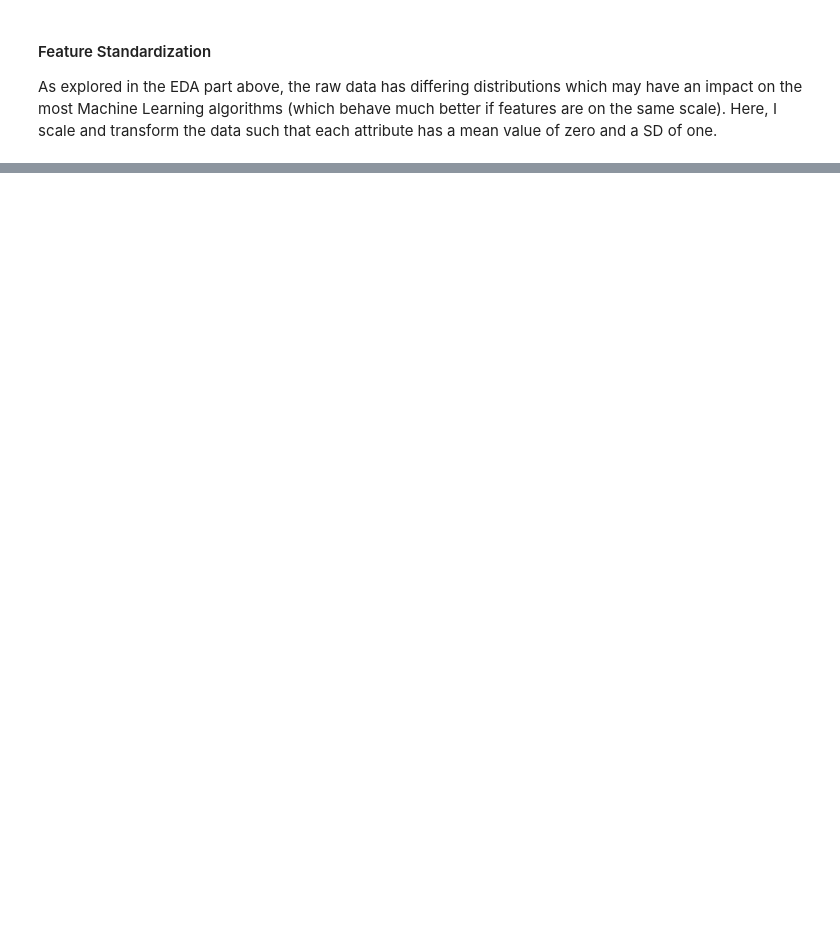
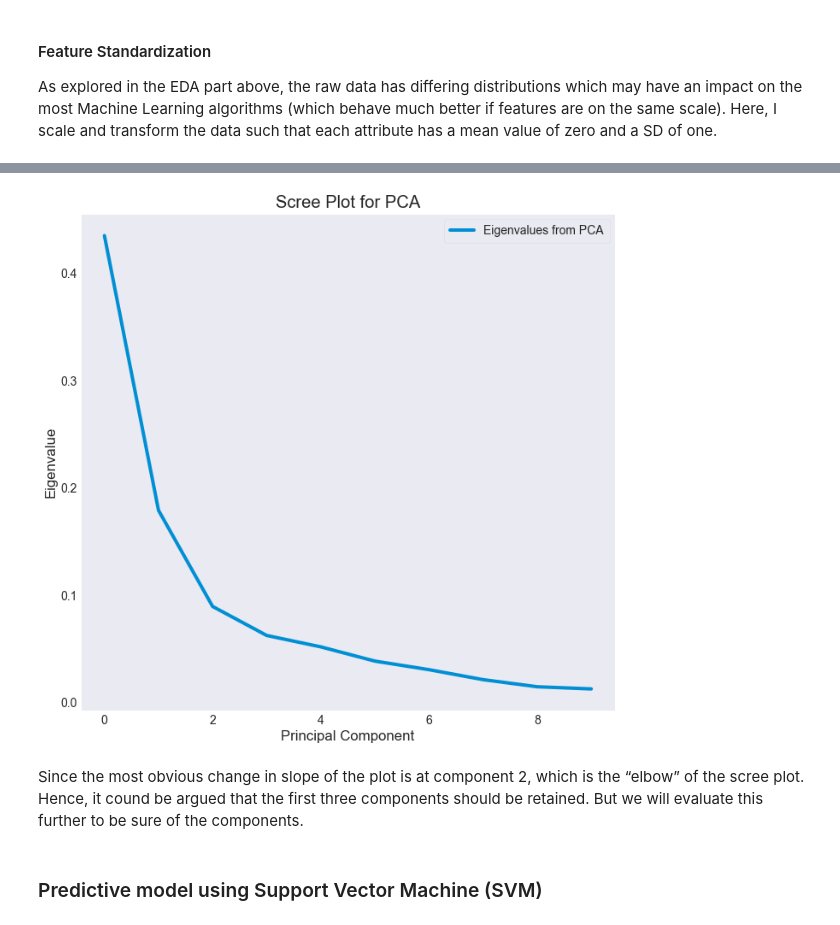
Before and after one commit to shubhramahey/Breast-Cancer-Analysis, a Jupyter notebook: Breast Cancer Analysis.ipynb, the cells around one changed output, grey strips where cells are left out. Cells and saved outputs as stored; diff of their text form; code cells hidden in the pictures; blank space fills up the shorter version.

Commit message:
PCA and SVM updated
## code still running, usually takes hours to produce output for prediction. Will update the output as as I get the results for that part.

```diff
--- a/Breast Cancer Analysis.ipynb
+++ b/Breast Cancer Analysis.ipynb
@@ -353,0 +456,18 @@ ValueError: could not convert string to float: 'M'
+# %%
+#deciding on how many pca components to retain
+
+plt.plot(var)
+plt.title('Scree Plot for PCA')
+plt.xlabel('Principal Component')
+plt.ylabel('Eigenvalue')
+
+leg = plt.legend(['Eigenvalues from PCA'], loc='best', borderpad=0.5,shadow=False,markerscale=0.5)
+leg.get_frame().set_alpha(0.5)
+#leg.draggable(state=True)
+plt.show()
+# %% [output]
+[figure, added]
+# %% [markdown]
+Since the most obvious change in slope of the plot is at component 2, which is the “elbow” of the scree plot. Hence, it cound be argued that the first three components should be retained. But we will evaluate this further to be sure of the components.
+# %% [markdown]
+### Predictive model using Support Vector Machine (SVM)
```
Also changed, not shown: parts of 30 cells of this notebook.
